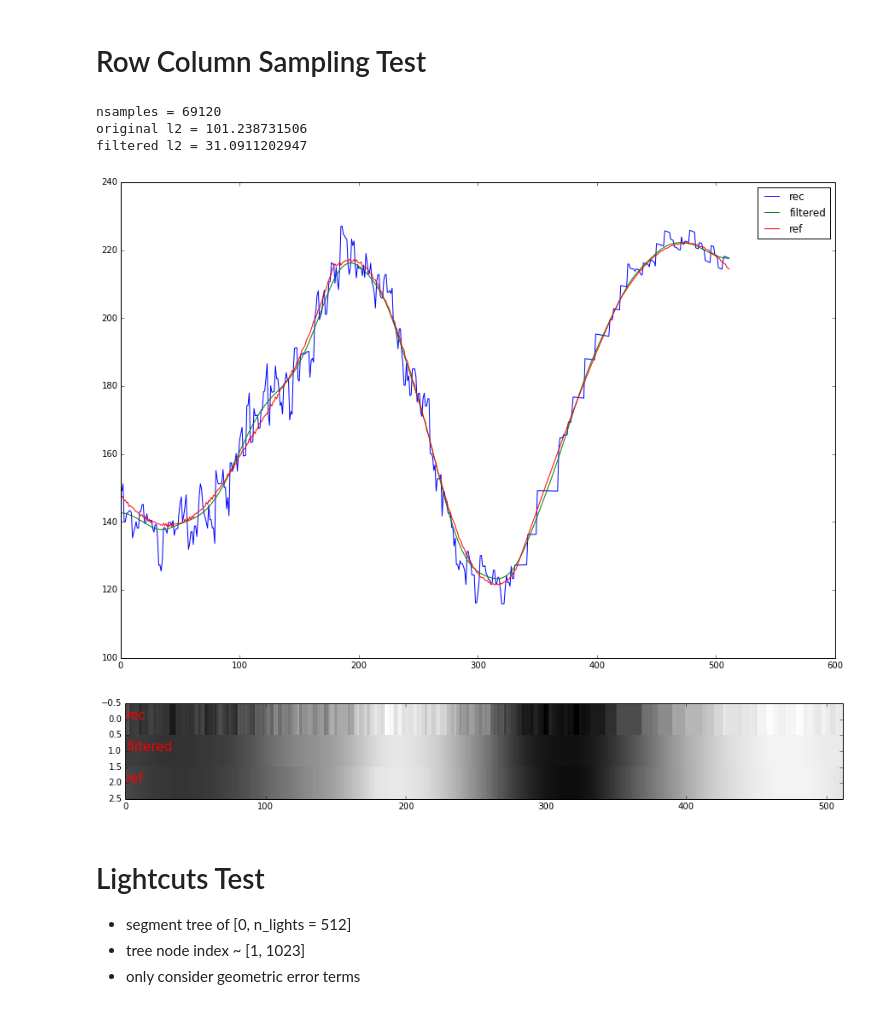
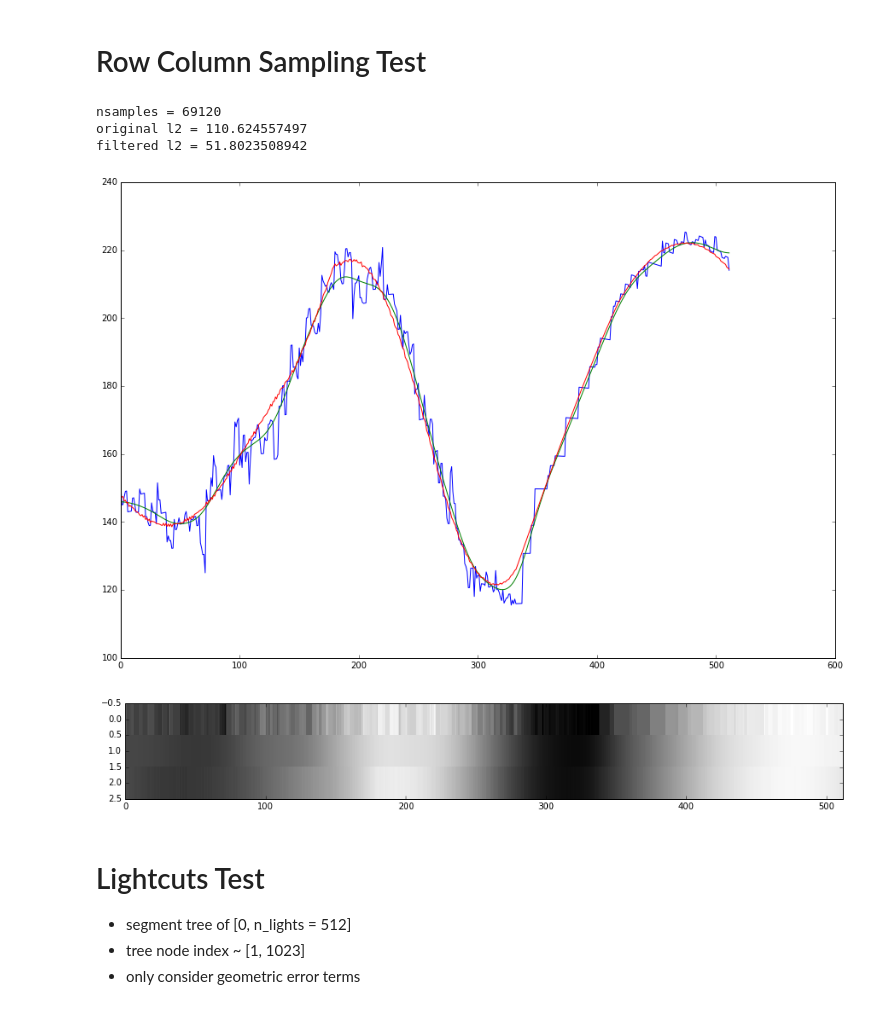
Before and after one commit to winmad/many_lights, a Jupyter notebook: LT_Matrix.ipynb, the cells around one changed output. Drawn from its saved outputs; the diff is of its cells as text; code cells hidden in the pictures.

```diff
--- a/LT_Matrix.ipynb
+++ b/LT_Matrix.ipynb
@@ -11,6 +11,8 @@ from scipy import signal
 # %%
 n_lights = 512
 n_pixels = 512
+
+spp = 135
 # %% [markdown]
 Set objects. Light is at (0, 1)-(1, 1). Sensor is at (0, 0)-(1, 0).
 # %%
@@ -138,44 +140,40 @@ def row_col_sampling(ltm, nr, nc) :
     center_indices, cluster_indices = cluster(rows, nc)
     for ci in range(0, nc) :
         cluster_rows = rows[:, np.array(cluster_indices==ci)]
         cluster_ltm = ltm[:, np.array(cluster_indices==ci)]
         energy = np.linalg.norm(cluster_rows, axis = 0)
         total_energy = sum(energy)
         probs = energy / total_energy
         rand_gen = stats.rv_discrete(values = (np.arange(len(probs)), probs))
         index = rand_gen.rvs()
 # Sample columns
         col = cluster_ltm[:, index]
         cluster_pixels = col / energy[index] * total_energy
         pixels += cluster_pixels
     return pixels
 
 nr = 48
 nc = 96
 
 pixels = row_col_sampling(ltm, nr, nc)
 pixels_filtered = ndimage.filters.gaussian_filter(pixels, pixel_sigma*n_pixels)
 plt.figure(figsize = (15, 10))
-plt.plot(pixels, label = 'rec');
-plt.plot(pixels_filtered, label = 'filtered');
-plt.plot(ref, label = 'ref');
-plt.legend();
+plt.plot(pixels);
+plt.plot(pixels_filtered);
+plt.plot(ref);
 
 plt.figure(figsize = (15, 2))
 plt.imshow(np.vstack((pixels, pixels_filtered, ref)), cmap = 'gray', interpolation='nearest', aspect='auto');
-plt.text(1, 0, 'rec', fontsize = 15, color = 'r');
-plt.text(1, 1, 'filtered', fontsize = 15, color = 'r');
-plt.text(1, 2, 'ref', fontsize = 15, color = 'r');
 
 print 'nsamples =', spp * n_pixels
 print 'original l2 =', np.sqrt(sum((pixels-ref)**2 * wnd))
 print 'filtered l2 =', np.sqrt(sum((pixels_filtered-ref)**2 * wnd))
 # %% [output]
 nsamples = 69120
-original l2 = 101.238731506
-filtered l2 = 31.0911202947
+original l2 = 110.624557497
+filtered l2 = 51.8023508942
-[figure, old version]
+[figure, new version]
-[figure, old version]
+[figure, new version]
 # %% [markdown]
 # Lightcuts Test
 * segment tree of [0, n_lights = 512]
```
Also changed, not shown: parts of 3 cells of this notebook.
